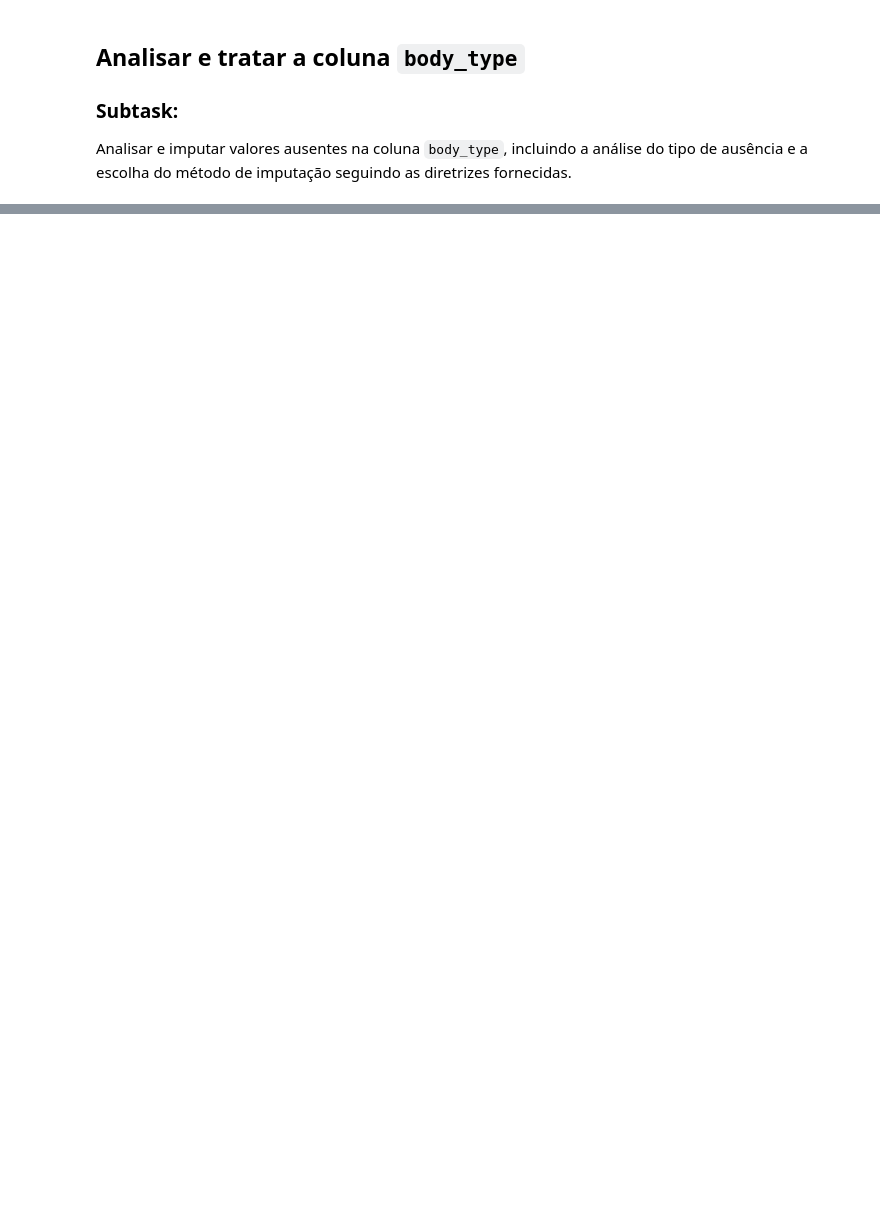
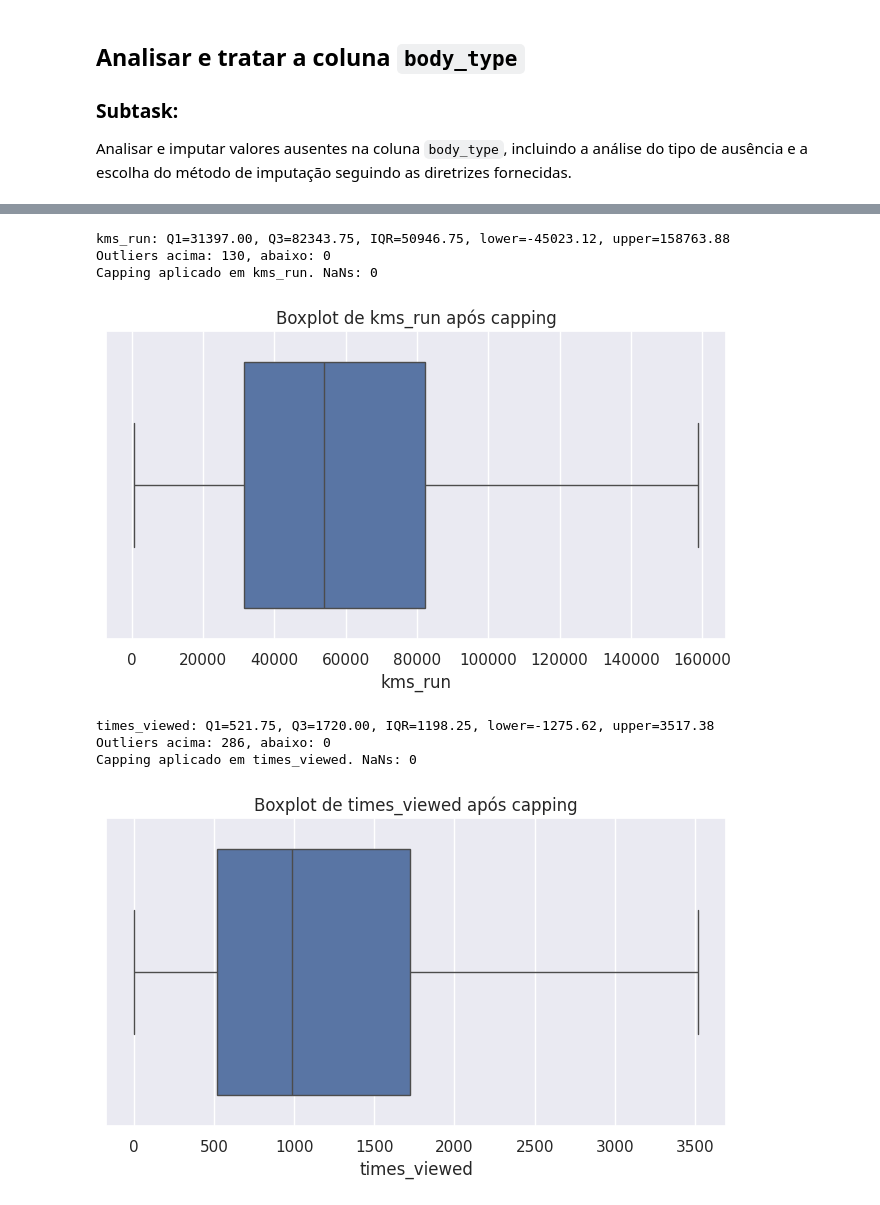
Before and after one commit to Lbragaa/TrabalhoCienciaDados_tlvzzuado, a Jupyter notebook: Reorganizando.ipynb, the cells around one changed output, grey strips where cells are left out. Saved outputs shown, nothing was run; the diff lists cells and outputs as text; code cells hidden in the pictures; blank space fills up the shorter version.

```diff
--- a/Reorganizando.ipynb
+++ b/Reorganizando.ipynb
@@ -1027,0 +1337,34 @@ For example, when doing 'df[col].method(value, inplace=True)', try using 'df.met
+# %%
+import numpy as np
+import seaborn as sns
+import matplotlib.pyplot as plt
+
+for col in ['kms_run', 'times_viewed']:
+    Q1 = df[col].quantile(0.25)
+    Q3 = df[col].quantile(0.75)
+    IQR = Q3 - Q1
+    upper = Q3 + 1.5 * IQR
+    lower = Q1 - 1.5 * IQR
+    count_upper = (df[col] > upper).sum()
+    count_lower = (df[col] < lower).sum()
+    print(f"{col}: Q1={Q1:.2f}, Q3={Q3:.2f}, IQR={IQR:.2f}, lower={lower:.2f}, upper={upper:.2f}")
+    print(f"Outliers acima: {count_upper}, abaixo: {count_lower}")
+
+    df[col] = np.where(df[col] > upper, upper, df[col])
+    df[col] = np.where(df[col] < lower, lower, df[col])
+    print(f"Capping aplicado em {col}. NaNs: {df[col].isnull().sum()}")
+
+    plt.figure(figsize=(8,4))
+    sns.boxplot(x=df[col])
+    plt.title(f'Boxplot de {col} após capping')
+    plt.xlabel(col)
+    plt.show()
+# %% [output]
+kms_run: Q1=31397.00, Q3=82343.75, IQR=50946.75, lower=-45023.12, upper=158763.88
+Outliers acima: 130, abaixo: 0
+Capping aplicado em kms_run. NaNs: 0
+[figure, added]
+times_viewed: Q1=521.75, Q3=1720.00, IQR=1198.25, lower=-1275.62, upper=3517.38
+Outliers acima: 286, abaixo: 0
+Capping aplicado em times_viewed. NaNs: 0
+[figure, added]
```
Also changed, not shown: parts of 36 cells of this notebook.
